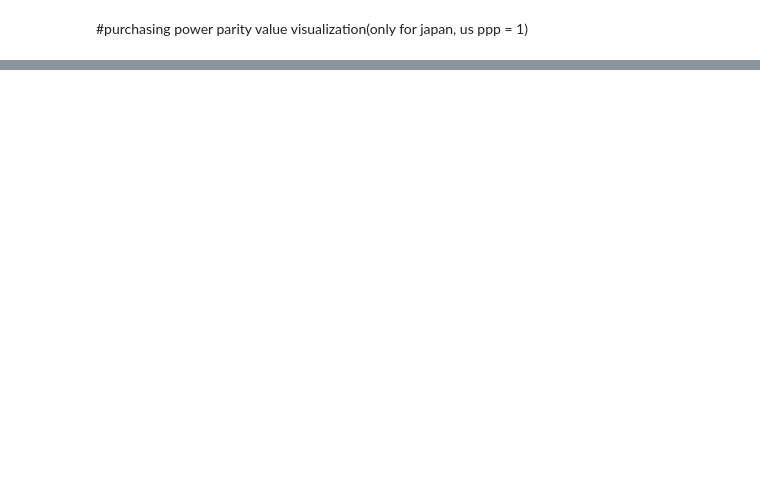
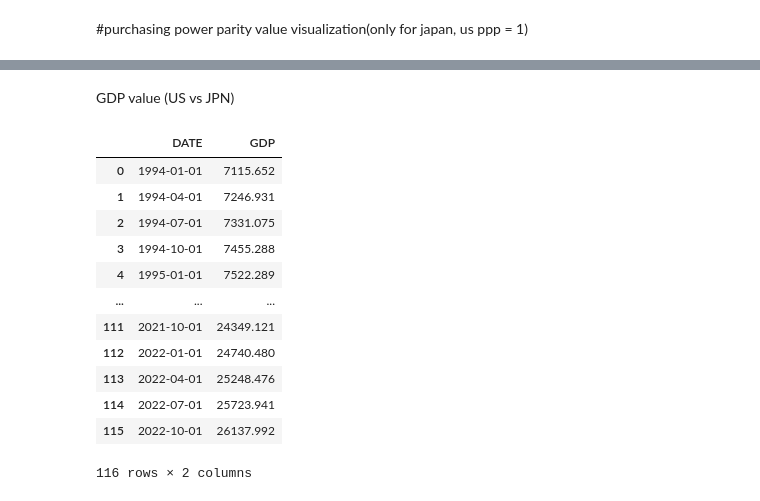
Before and after one commit to K0725/ExchangeRate_Analysis, a Jupyter notebook: group_project/Project Demo.ipynb, the cells around one changed output, grey strips where cells are left out. Cells and saved outputs as stored; diff of their text form; code cells hidden in the pictures; blank space fills up the shorter version.

```diff
--- a/group_project/Project Demo.ipynb
+++ b/group_project/Project Demo.ipynb
@@ -135,0 +156,19 @@ plt.show
+# %% [markdown]
+GDP value (US vs JPN)
+# %%
+us_df = pd.read_csv('GDP.csv')
+us_df
+# %% [output]
+|  | DATE | GDP |
+| 0 | 1994-01-01 | 7115.652 |
+| 1 | 1994-04-01 | 7246.931 |
+| 2 | 1994-07-01 | 7331.075 |
+| 3 | 1994-10-01 | 7455.288 |
+| 4 | 1995-01-01 | 7522.289 |
+| ... | ... | ... |
+| 111 | 2021-10-01 | 24349.121 |
+| 112 | 2022-01-01 | 24740.480 |
+| 113 | 2022-04-01 | 25248.476 |
+| 114 | 2022-07-01 | 25723.941 |
+| 115 | 2022-10-01 | 26137.992 |
+116 rows × 2 columns
```
Also changed, not shown: parts of 19 cells of this notebook.
